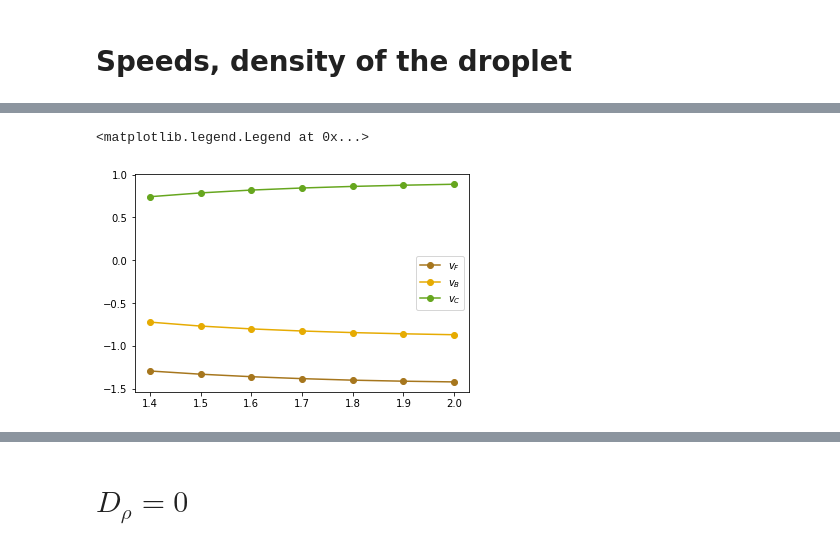
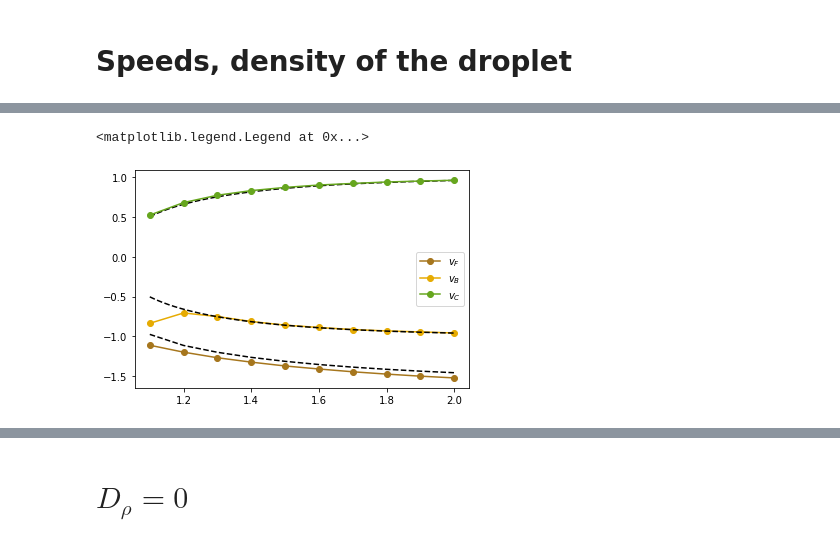
Before and after one commit to BrieucB/AI2d, a Jupyter notebook: AI2D_hydro/PDEs_1d/PDEs_1D_profiles.ipynb, the cells around one changed output, grey strips where cells are left out. Saved outputs shown, nothing was run; the diff lists cells and outputs as text; code cells hidden in the pictures.

```diff
--- a/AI2D_hydro/PDEs_1d/PDEs_1D_profiles.ipynb
+++ b/AI2D_hydro/PDEs_1d/PDEs_1D_profiles.ipynb
@@ -53,0 +58,8 @@ plt.plot(data.t, data.cometpos)
+# %%
+prof_m_tf={}
+
+for beta in list_beta:
+    prof_m_tf[beta]=np.loadtxt('data_speeds/beta%.1f/dx0.1/f_m_t249.dat'%(beta))[:,1]
+# %%
+for beta in list_beta:
+    plt.plot(-prof_m_tf[beta][::-1])
@@ -57,7 +71,7 @@ speedback={}
 speedcomet={}
 frontdens={}
 
-for dx in list_dx:
+for dx in [0.1]:
     speedfront[dx]={}
     speedback[dx]={}
     speedcomet[dx]={}
@@ -69,6 +83,10 @@ for dx in list_dx:
             speedfront[dx][beta]=np.polyfit(data.t[20:500], data.frontpos[20:500], deg=1)[0]
             speedback[dx][beta]=np.polyfit(data.t[20:500], data.backpos[20:500], deg=1)[0]
             speedcomet[dx][beta]=np.polyfit(data.t[20:500], data.cometpos[20:500], deg=1)[0]
-
+            frontdens[dx][beta]=np.mean(data.frontdens.values[-50:])
         except:
             pass
+# %%
+dx=0.1
+beta=1.1
+data=pd.read_csv('data_speeds/beta%.1f/dx%.1f/f_out.dat'%(beta, dx), sep=' ', names=['t', 'frontpos', 'backpos', 'cometpos', 'frontdens'])
@@ -75,10 +111,22 @@ for dx in list_dx:
 # %%
-dx=1
-plt.plot(list(speedfront[dx]), [speedfront[dx][beta] for beta in speedfront[dx]], 'o-', label=r'$v_F$')
-plt.plot(list(speedback[dx]), [speedback[dx][beta] for beta in speedback[dx]], 'o-', label=r'$v_B$')
-plt.plot(list(speedcomet[dx]), [speedcomet[dx][beta] for beta in speedcomet[dx]], 'o-', label=r'$v_C$')
+dx=0.1
+plt.plot(list(speedfront[dx]), [speedfront[dx][beta]*dx for beta in speedfront[dx]], 'o-', label=r'$v_F$')
+plt.plot(list(speedback[dx]), [speedback[dx][beta]*dx for beta in speedback[dx]], 'o-', label=r'$v_B$')
+
+vec_beta=np.linspace(1.1,2.0)
+fp_beta=np.array([fixed_point(lambda x: np.tanh(beta*x), 0.5) for beta in vec_beta])
+plt.plot(vec_beta, fp_beta, 'k--')
+plt.plot(vec_beta, -fp_beta, 'k--')
+
+rho0=1
+rhod=np.array([frontdens[dx][beta] for beta in frontdens[dx]])
+fp_beta2=np.array([fixed_point(lambda x: np.tanh(beta*x), 0.5) for beta in list(frontdens[dx])])
+
+plt.plot(list(frontdens[dx]), -fp_beta2*(rho0+rhod)/(rhod-rho0), 'k--')
+
+plt.plot(list(speedcomet[dx]), [speedcomet[dx][beta]*dx for beta in speedcomet[dx]], 'o-', label=r'$v_C$')
 
 plt.legend()
 # %% [output]
 <matplotlib.legend.Legend at 0x...>
-[figure, old version]
+[figure, new version]
```
Also changed, not shown: parts of 13 cells of this notebook, 16 other files.
